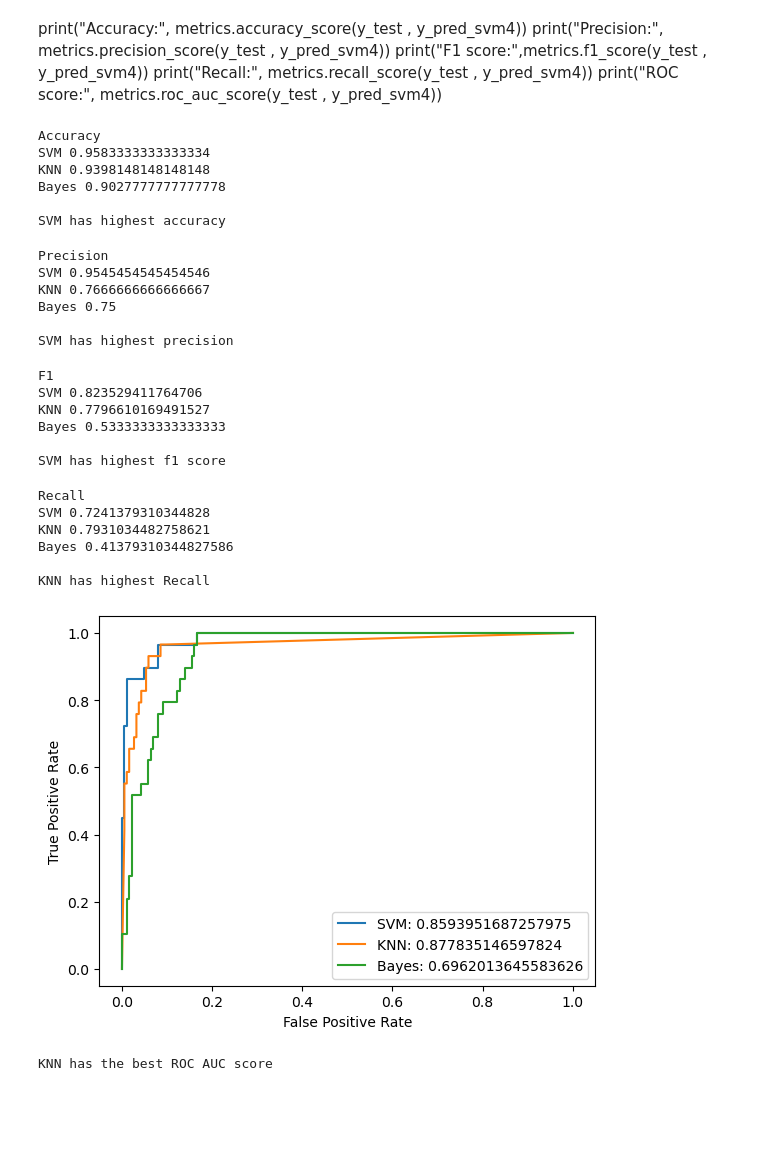
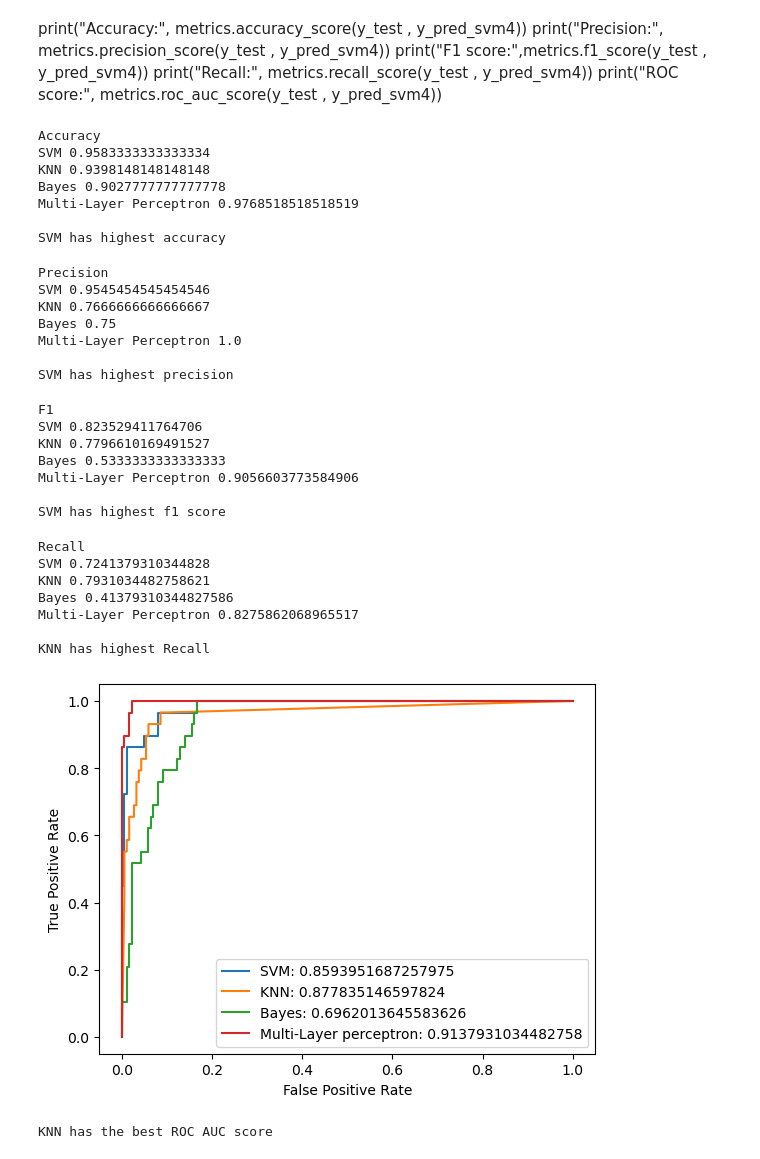
Before and after one commit to mahgob601/MachineLearning-Project, a Jupyter notebook: SVM_KNN_Bayes_DT.ipynb, the cells around one changed output. Saved outputs shown, nothing was run; the diff lists cells and outputs as text; code cells hidden in the pictures; blank space fills up the shorter version.

```diff
--- a/SVM_KNN_Bayes_DT.ipynb
+++ b/SVM_KNN_Bayes_DT.ipynb
@@ -1085,7 +1085,8 @@ print("ROC score:", metrics.roc_auc_score(y_test , y_pred_svm4))
 # %%
 print("Accuracy")
 accDict = {'SVM':metrics.accuracy_score(y_test , y_pred_svm4), 'KNN':metrics.accuracy_score(y_test , y_pred4),
-           'Bayes':metrics.accuracy_score(y_test , y_pred_bayes4)}
+           'Bayes':metrics.accuracy_score(y_test , y_pred_bayes4),
+           'Multi-Layer Perceptron': metrics.accuracy_score(y_test , y_pred4_mlp ) }
 for key in accDict:
     print(key, accDict[key])
 print("")
@@ -1095,12 +1096,14 @@ Accuracy
 SVM 0.9583333333333334
 KNN 0.9398148148148148
 Bayes 0.9027777777777778
+Multi-Layer Perceptron 0.9768518518518519
 
 SVM has highest accuracy
 # %%
 print("Precision")
 percDict = {'SVM':metrics.precision_score(y_test , y_pred_svm4), 'KNN':metrics.precision_score(y_test , y_pred4),
-           'Bayes':metrics.precision_score(y_test , y_pred_bayes4)}
+           'Bayes':metrics.precision_score(y_test , y_pred_bayes4),
+           'Multi-Layer Perceptron': metrics.precision_score(y_test , y_pred4_mlp ) }
 for key in percDict:
     print(key, percDict[key])
 print("")
@@ -1110,12 +1113,14 @@ Precision
 SVM 0.9545454545454546
 KNN 0.7666666666666667
 Bayes 0.75
+Multi-Layer Perceptron 1.0
 
 SVM has highest precision
 # %%
 print("F1")
 fDict = {'SVM':metrics.f1_score(y_test , y_pred_svm4), 'KNN':metrics.f1_score(y_test , y_pred4),
-           'Bayes':metrics.f1_score(y_test , y_pred_bayes4)}
+           'Bayes':metrics.f1_score(y_test , y_pred_bayes4),
+           'Multi-Layer Perceptron': metrics.f1_score(y_test , y_pred4_mlp ) }
 for key in fDict:
     print(key, fDict[key])
 print("")
@@ -1125,12 +1130,14 @@ F1
 SVM 0.823529411764706
 KNN 0.7796610169491527
 Bayes 0.5333333333333333
+Multi-Layer Perceptron 0.9056603773584906
 
 SVM has highest f1 score
 # %%
 print("Recall")
 rDict = {'SVM':metrics.recall_score(y_test , y_pred_svm4), 'KNN':metrics.recall_score(y_test , y_pred4),
-           'Bayes':metrics.recall_score(y_test , y_pred_bayes4)}
+           'Bayes':metrics.recall_score(y_test , y_pred_bayes4),
+           'Multi-Layer Perceptron':metrics.recall_score(y_test , y_pred4_mlp) }
 for key in rDict:
     print(key, rDict[key])
 print("")
@@ -1140,17 +1147,19 @@ Recall
 SVM 0.7241379310344828
 KNN 0.7931034482758621
 Bayes 0.41379310344827586
+Multi-Layer Perceptron 0.8275862068965517
 
 KNN has highest Recall
 # %%
 plt.plot(fpr_svm2, tpr_svm2, label="SVM: " + str(metrics.roc_auc_score(y_test , y_pred_svm4)))
 plt.plot(fpr2, tpr2, label="KNN: "+ str(metrics.roc_auc_score(y_test , y_pred4)))
 plt.plot(fpr_bayes2, tpr_bayes2, label="Bayes: "+ str(metrics.roc_auc_score(y_test , y_pred_bayes4)))
+plt.plot(fpr2_mlp, tpr2_mlp, label="Multi-Layer perceptron: "+ str(metrics.roc_auc_score(y_test , y_pred4_mlp)))
 plt.ylabel('True Positive Rate')
 plt.xlabel('False Positive Rate')
 plt.legend(loc=4)
 plt.show()
 print("KNN has the best ROC AUC score")
 # %% [output]
-[figure, old version]
+[figure, new version]
 KNN has the best ROC AUC score
```
Also changed, not shown: parts of 56 cells of this notebook.
